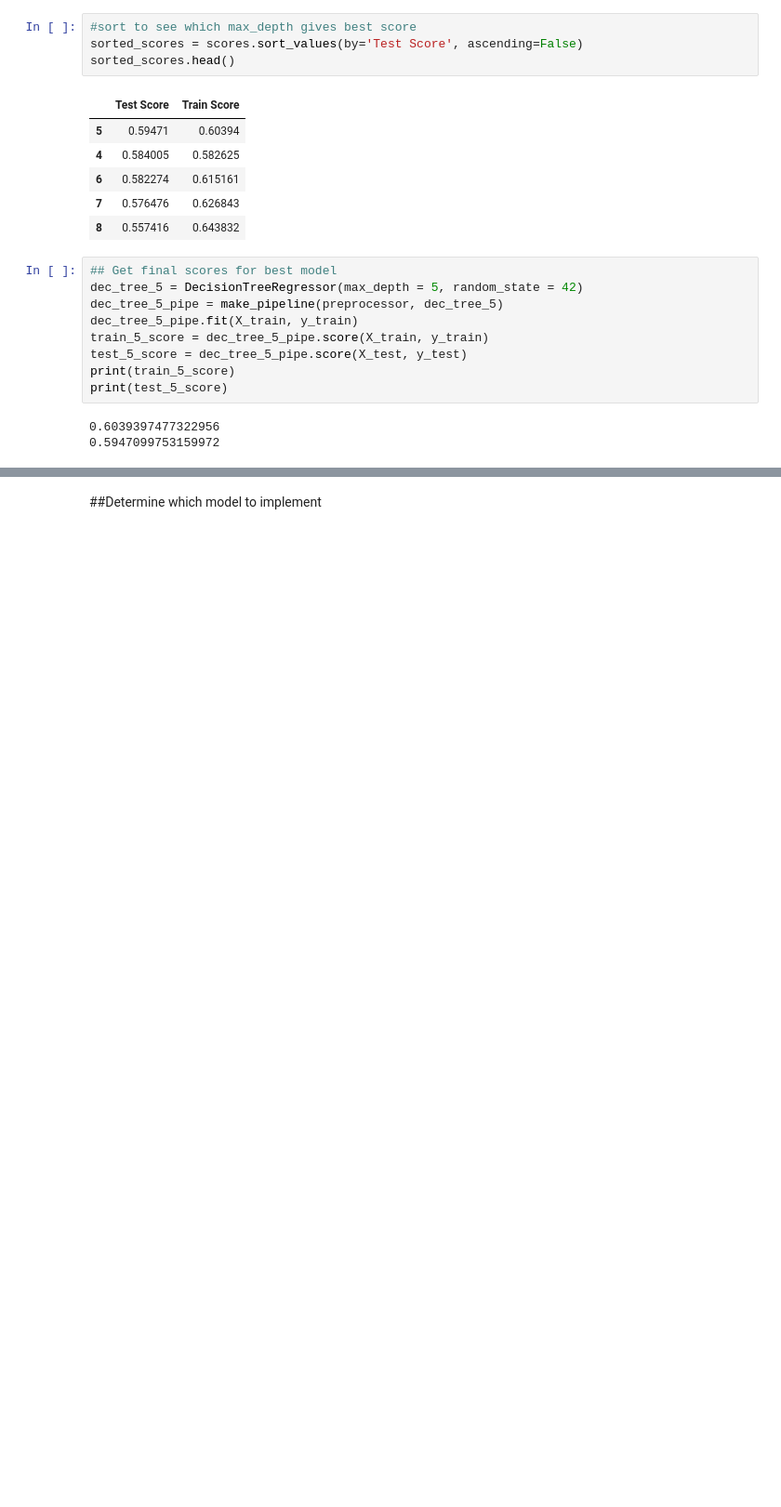
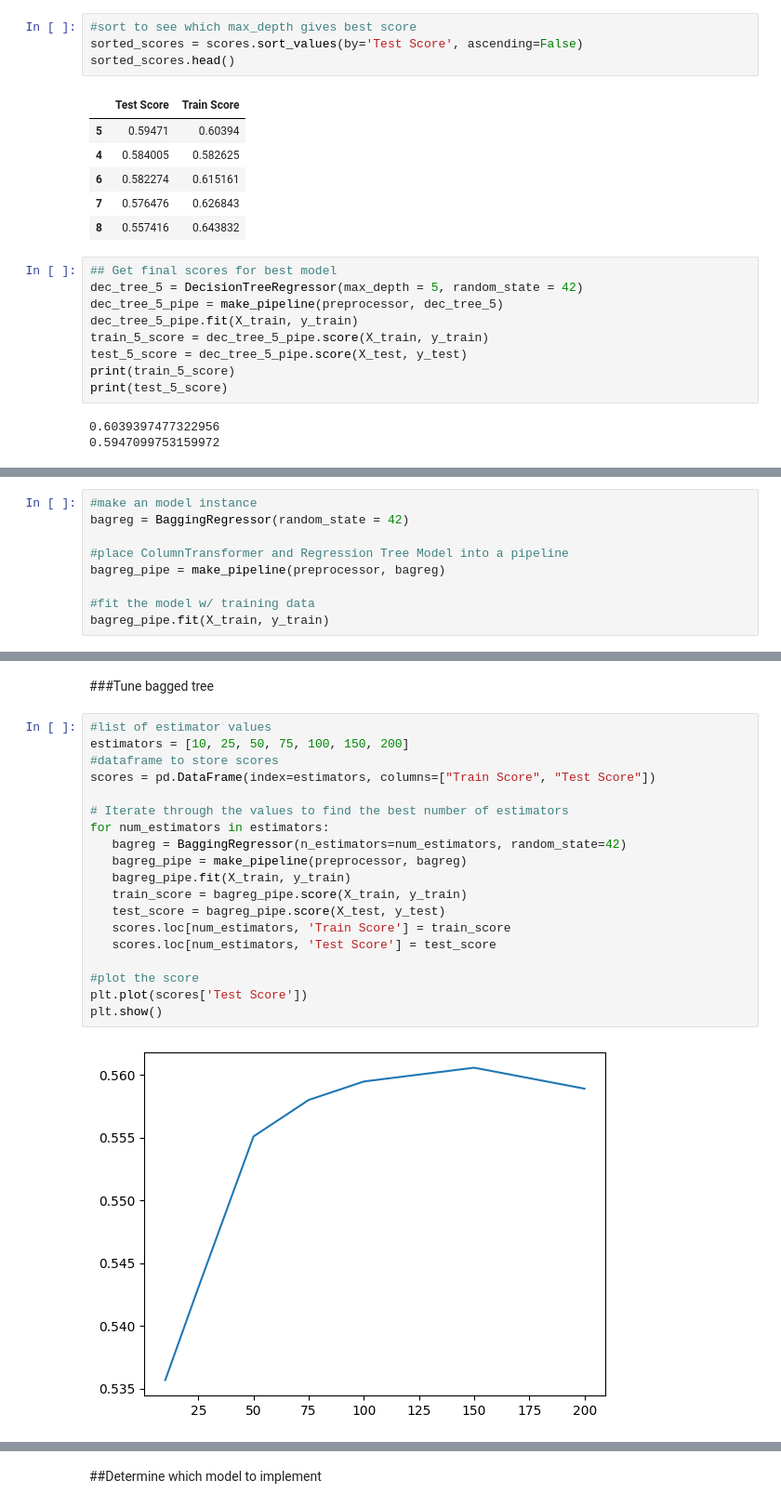
Before and after one commit to hawkeyedatatsai/food-sales-predictions, a Jupyter notebook: 5_Heng_Tser_Tsai_Food_Sales_Predictions.ipynb, the cells around one changed output, grey strips where cells are left out. Shown: that part at 93% size. Saved outputs shown, nothing was run; the diff lists cells and outputs as text; blank space fills up the shorter version.

```diff
--- a/5_Heng_Tser_Tsai_Food_Sales_Predictions.ipynb
+++ b/5_Heng_Tser_Tsai_Food_Sales_Predictions.ipynb
@@ -1064,0 +1071,9 @@ SyntaxError: ignored
+# %%
+#make an model instance
+bagreg = BaggingRegressor(random_state = 42)
+
+#place ColumnTransformer and Regression Tree Model into a pipeline
+bagreg_pipe = make_pipeline(preprocessor, bagreg)
+
+#fit the model w/ training data
+bagreg_pipe.fit(X_train, y_train)
@@ -1064,0 +1121,23 @@ SyntaxError: ignored
+# %% [markdown]
+###Tune bagged tree
+# %%
+#list of estimator values
+estimators = [10, 25, 50, 75, 100, 150, 200]
+#dataframe to store scores
+scores = pd.DataFrame(index=estimators, columns=["Train Score", "Test Score"])
+
+# Iterate through the values to find the best number of estimators
+for num_estimators in estimators:
+   bagreg = BaggingRegressor(n_estimators=num_estimators, random_state=42)
+   bagreg_pipe = make_pipeline(preprocessor, bagreg)
+   bagreg_pipe.fit(X_train, y_train)
+   train_score = bagreg_pipe.score(X_train, y_train)
+   test_score = bagreg_pipe.score(X_test, y_test)
+   scores.loc[num_estimators, 'Train Score'] = train_score
+   scores.loc[num_estimators, 'Test Score'] = test_score
+
+#plot the score
+plt.plot(scores['Test Score'])
+plt.show()
+# %% [output]
+[figure, added]
```
Also changed, not shown: parts of 14 cells of this notebook.
